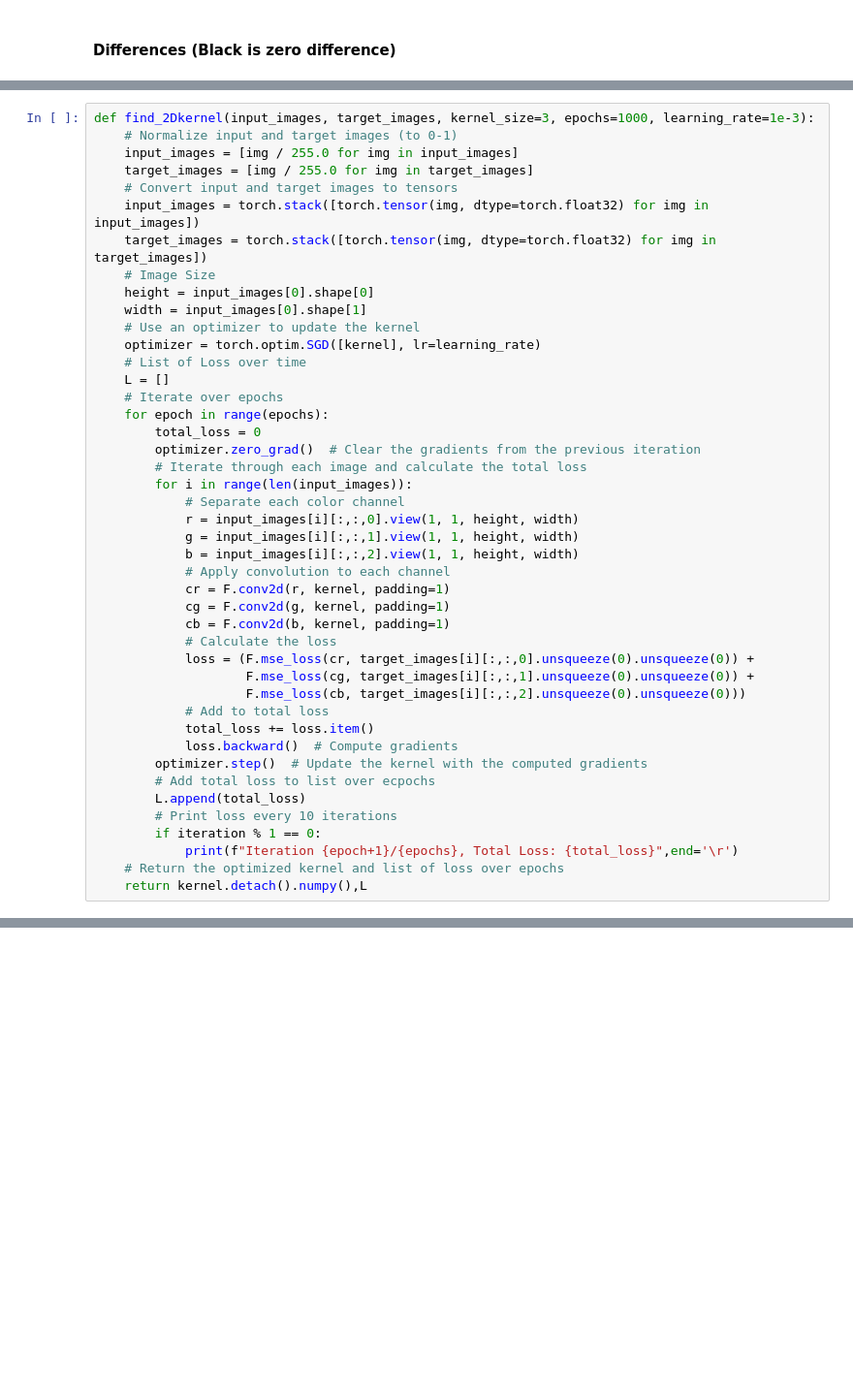
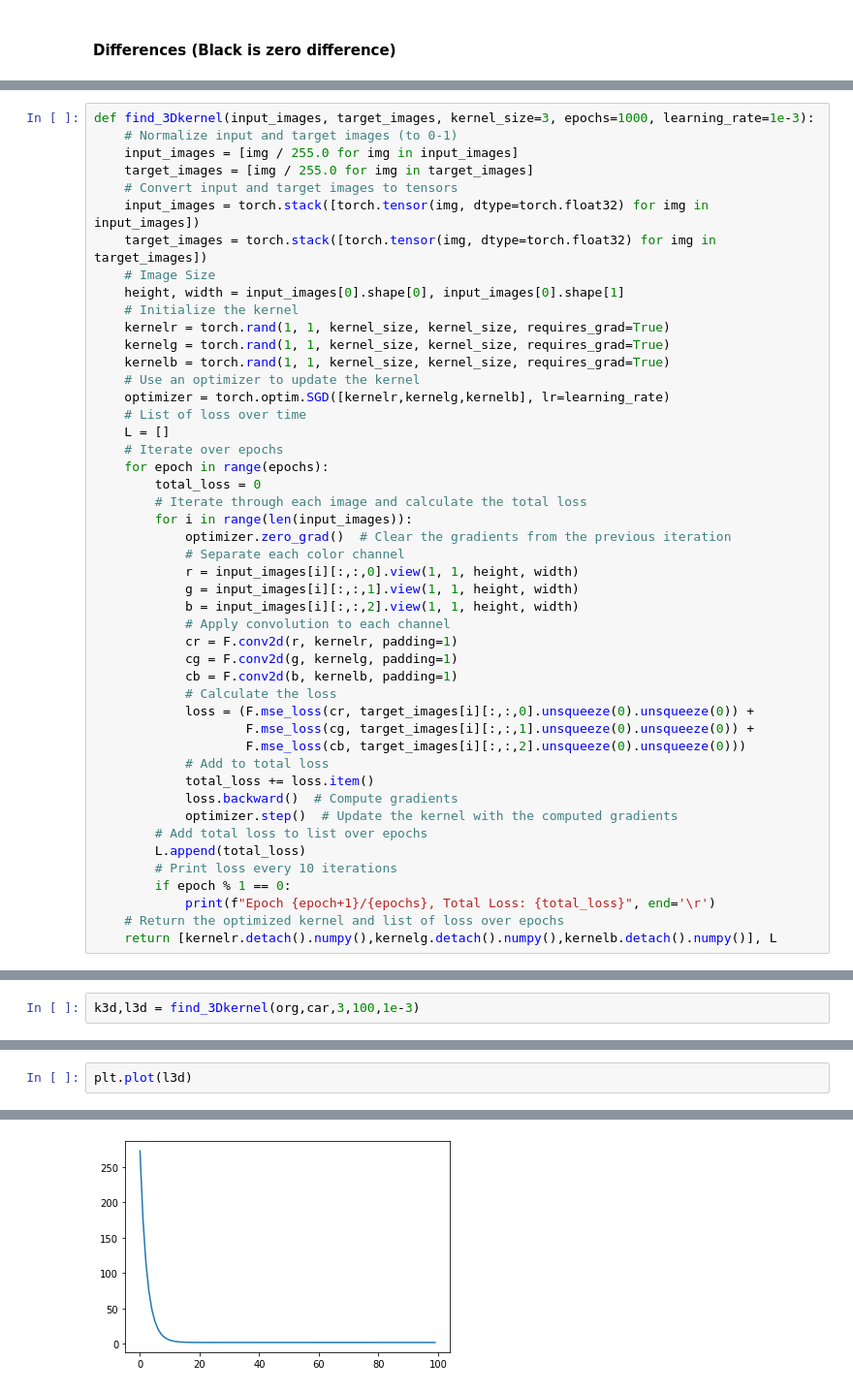
Before and after one commit to ac1094/Vid-Processing, a Jupyter notebook: DNN Kernel Search.ipynb, the cells around one changed output, grey strips where cells are left out. Shown at 97% size. Drawn from its saved outputs; the diff is of its cells as text; blank space fills up the shorter version.

```diff
--- a/DNN Kernel Search.ipynb
+++ b/DNN Kernel Search.ipynb
@@ -135,5 +152,5 @@ KeyboardInterrupt:
 # %%
-def find_2Dkernel(input_images, target_images, kernel_size=3, epochs=1000, learning_rate=1e-3):
+def find_3Dkernel(input_images, target_images, kernel_size=3, epochs=1000, learning_rate=1e-3):
     # Normalize input and target images (to 0-1)
     input_images = [img / 255.0 for img in input_images]
     target_images = [img / 255.0 for img in target_images]
@@ -141,26 +158,29 @@ def find_2Dkernel(input_images, target_images, kernel_size=3, epochs=1000, learn
     input_images = torch.stack([torch.tensor(img, dtype=torch.float32) for img in input_images])
     target_images = torch.stack([torch.tensor(img, dtype=torch.float32) for img in target_images])
     # Image Size
-    height = input_images[0].shape[0]
-    width = input_images[0].shape[1]
+    height, width = input_images[0].shape[0], input_images[0].shape[1]
+    # Initialize the kernel
+    kernelr = torch.rand(1, 1, kernel_size, kernel_size, requires_grad=True)
+    kernelg = torch.rand(1, 1, kernel_size, kernel_size, requires_grad=True)
+    kernelb = torch.rand(1, 1, kernel_size, kernel_size, requires_grad=True)
     # Use an optimizer to update the kernel
-    optimizer = torch.optim.SGD([kernel], lr=learning_rate)
-    # List of Loss over time
+    optimizer = torch.optim.SGD([kernelr,kernelg,kernelb], lr=learning_rate)
+    # List of loss over time
     L = []
     # Iterate over epochs
     for epoch in range(epochs):
         total_loss = 0
-        optimizer.zero_grad()  # Clear the gradients from the previous iteration
         # Iterate through each image and calculate the total loss
         for i in range(len(input_images)):
+            optimizer.zero_grad()  # Clear the gradients from the previous iteration
             # Separate each color channel
             r = input_images[i][:,:,0].view(1, 1, height, width)
             g = input_images[i][:,:,1].view(1, 1, height, width)
             b = input_images[i][:,:,2].view(1, 1, height, width)
             # Apply convolution to each channel
-            cr = F.conv2d(r, kernel, padding=1)
-            cg = F.conv2d(g, kernel, padding=1)
-            cb = F.conv2d(b, kernel, padding=1)
+            cr = F.conv2d(r, kernelr, padding=1)
+            cg = F.conv2d(g, kernelg, padding=1)
+            cb = F.conv2d(b, kernelb, padding=1)
             # Calculate the loss
             loss = (F.mse_loss(cr, target_images[i][:,:,0].unsqueeze(0).unsqueeze(0)) +
                     F.mse_loss(cg, target_images[i][:,:,1].unsqueeze(0).unsqueeze(0)) +
@@ -168,11 +188,11 @@ def find_2Dkernel(input_images, target_images, kernel_size=3, epochs=1000, learn
             # Add to total loss
             total_loss += loss.item()
             loss.backward()  # Compute gradients
-        optimizer.step()  # Update the kernel with the computed gradients
-        # Add total loss to list over ecpochs
+            optimizer.step()  # Update the kernel with the computed gradients
+        # Add total loss to list over epochs
         L.append(total_loss)
         # Print loss every 10 iterations
-        if iteration % 1 == 0:
-            print(f"Iteration {epoch+1}/{epochs}, Total Loss: {total_loss}",end='\r')
+        if epoch % 1 == 0:
+            print(f"Epoch {epoch+1}/{epochs}, Total Loss: {total_loss}", end='\r')
     # Return the optimized kernel and list of loss over epochs
-    return kernel.detach().numpy(),L
+    return [kernelr.detach().numpy(),kernelg.detach().numpy(),kernelb.detach().numpy()], L
@@ -180,0 +201,2 @@ def find_2Dkernel(input_images, target_images, kernel_size=3, epochs=1000, learn
+# %%
+k3d,l3d = find_3Dkernel(org,car,3,100,1e-3)
@@ -180,0 +223,3 @@ def find_2Dkernel(input_images, target_images, kernel_size=3, epochs=1000, learn
+# %%
+plt.plot(l3d)
+# %% [output]
@@ -180,0 +227 @@ def find_2Dkernel(input_images, target_images, kernel_size=3, epochs=1000, learn
+[figure, added]
```
Also changed, not shown: parts of 43 cells of this notebook, 1 other file.
